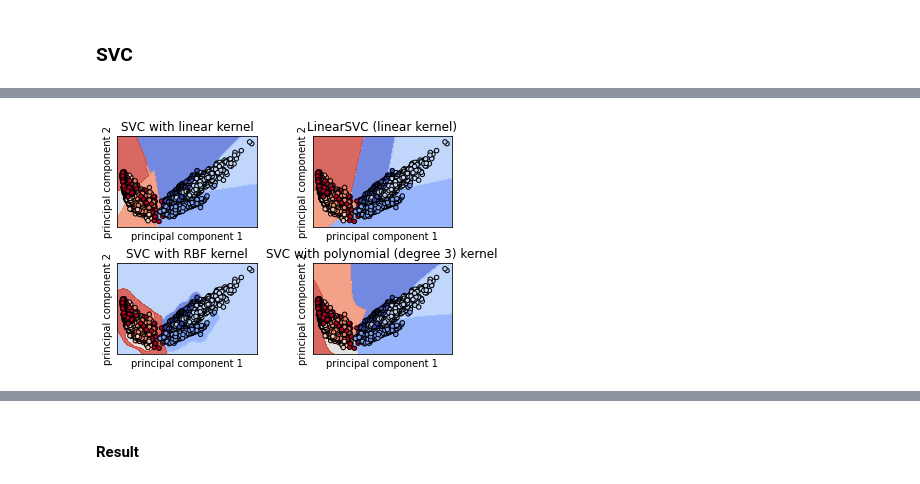
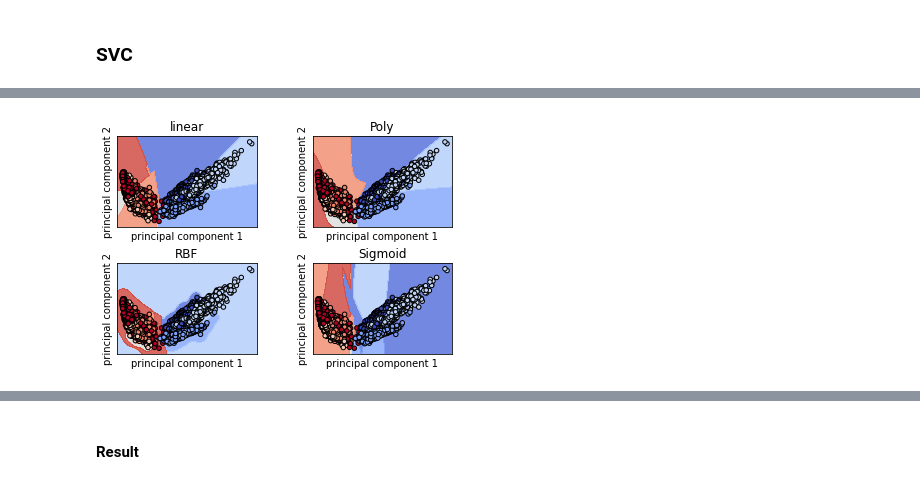
Before and after one commit to JayPBhatia/SUTDML2021Project, a Jupyter notebook: SUTDML2021Project.ipynb, the cells around one changed output, grey strips where cells are left out. Drawn from its saved outputs; the diff is of its cells as text; code cells hidden in the pictures.

```diff
--- a/SUTDML2021Project.ipynb
+++ b/SUTDML2021Project.ipynb
@@ -239,0 +271,25 @@ ax.grid()
+# %%
+from mpl_toolkits.mplot3d import Axes3D
+fig = plt.figure(1, figsize=(10, 10))
+plt.clf()
+ax = Axes3D(fig, rect=[0, 0, 1, 1], elev=45, azim=45)
+
+plt.cla()
+
+for name, label in [("WALKING", 1), ("WALKING_UPSTAIRS", 2), ("WALKING_DOWNSTAIRS", 3),("SITTING", 4), ("STANDING", 5), ("LAYING", 6)]:
+    ax.text3D(
+        finalDf.loc[finalDf['activity'] ==label].iloc[:, 0].mean(),
+        finalDf.loc[finalDf['activity'] ==label].iloc[:, 1].mean(),
+        finalDf.loc[finalDf['activity'] ==label].iloc[:, 2].mean(),
+        name,
+        horizontalalignment="center",
+        bbox=dict(alpha=0.5, edgecolor="w", facecolor="w"),
+    )
+
+ax.scatter(finalDf.iloc[:, 0], finalDf.iloc[:, 1], finalDf.iloc[:, 2], c=finalDf.iloc[:, 3], cmap=plt.cm.nipy_spectral, edgecolor="k")
+
+ax.w_xaxis.set_ticklabels([])
+ax.w_yaxis.set_ticklabels([])
+ax.w_zaxis.set_ticklabels([])
+
+plt.show()
@@ -260,5 +318,11 @@ principalDf
 # %%
+%%script false
 from sklearn import svm
+from sklearn.decomposition import PCA
+principalComponents = PCA(n_components=2).fit_transform(train_X)
+principalDf = pd.DataFrame(data = principalComponents
+             , columns = ['principal component 1', 'principal component 2'])
+finalDf = pd.concat([principalDf, train_Y], axis = 1)
 
 def make_meshgrid(x, y, h=0.02):
     """Create a mesh of points to plot in
@@ -298,39 +362,41 @@ def plot_contours(ax, clf, xx, yy, **params):
 C = 1.0  # SVM regularization parameter
 models = (
     svm.SVC(kernel="linear", C=C),
-    svm.LinearSVC(C=C, max_iter=10000),
+    svm.SVC(kernel="poly", degree=3, gamma="auto", C=C),
     svm.SVC(kernel="rbf", gamma=0.7, C=C),
-    svm.SVC(kernel="poly", degree=3, gamma="auto", C=C),
+    svm.SVC(kernel="sigmoid", C=C)
 )
 models = (clf.fit(principalDf, train_Y.values.ravel()) for clf in models)
 
 # title for the plots
 titles = (
-    "SVC with linear kernel",
-    "LinearSVC (linear kernel)",
-    "SVC with RBF kernel",
-    "SVC with polynomial (degree 3) kernel",
+    "linear",
+    "Poly",
+    "RBF",
+    "Sigmoid",
+
+
 )
 
 # Set-up 2x2 grid for plotting.
 fig, sub = plt.subplots(2, 2)
 plt.subplots_adjust(wspace=0.4, hspace=0.4)
 
 X0, X1 = principalDf.iloc[:, 0], principalDf.iloc[:, 1]
 xx, yy = make_meshgrid(X0, X1)
 
 for clf, title, ax in zip(models, titles, sub.flatten()):
     plot_contours(ax, clf, xx, yy, cmap=plt.cm.coolwarm, alpha=0.8)
     ax.scatter(X0, X1, c=train_Y.to_numpy(), cmap=plt.cm.coolwarm, s=20, edgecolors="k")
     ax.set_xlim(xx.min(), xx.max())
     ax.set_ylim(yy.min(), yy.max())
     ax.set_xlabel("principal component 1")
     ax.set_ylabel("principal component 2")
     ax.set_xticks(())
     ax.set_yticks(())
     ax.set_title(title)
 
 plt.show()
 # %% [output]
-[figure, old version]
+[figure, new version]
 # %%
```
Also changed, not shown: parts of 20 cells of this notebook.
